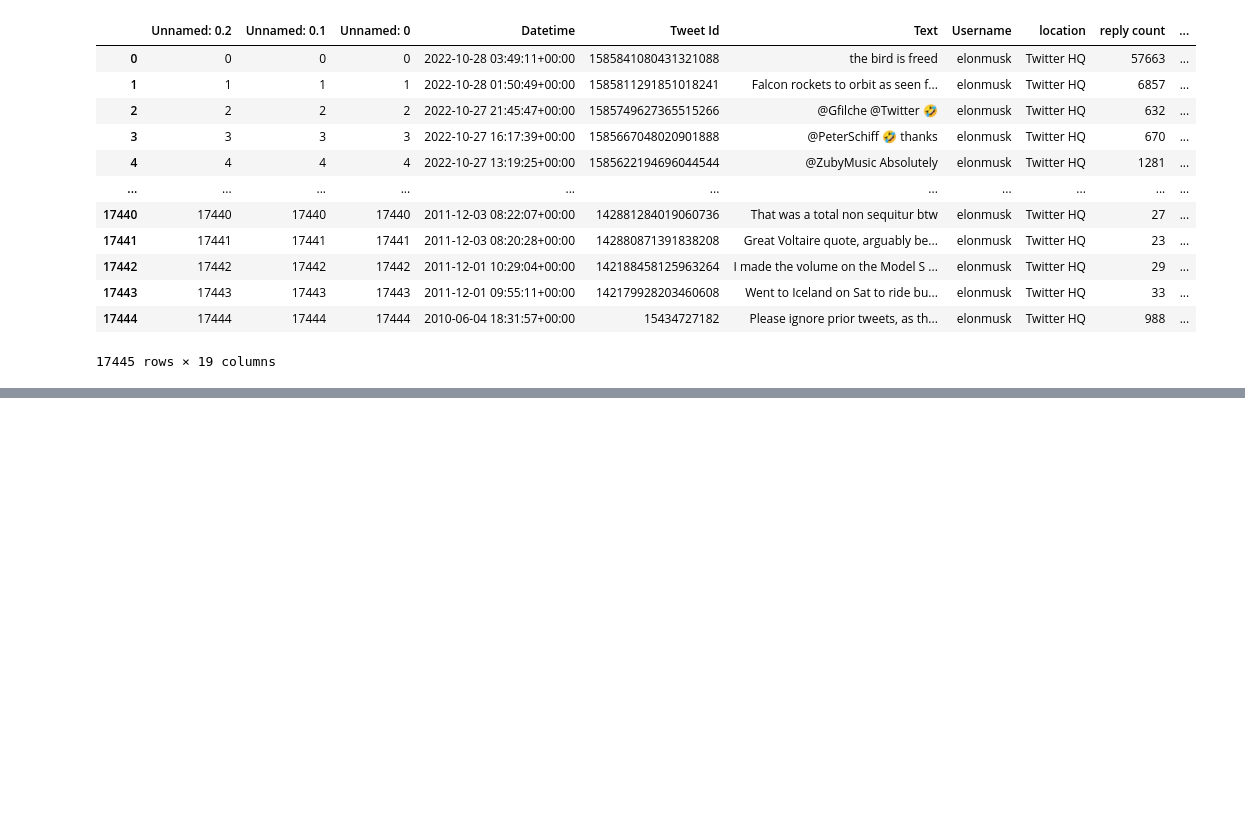
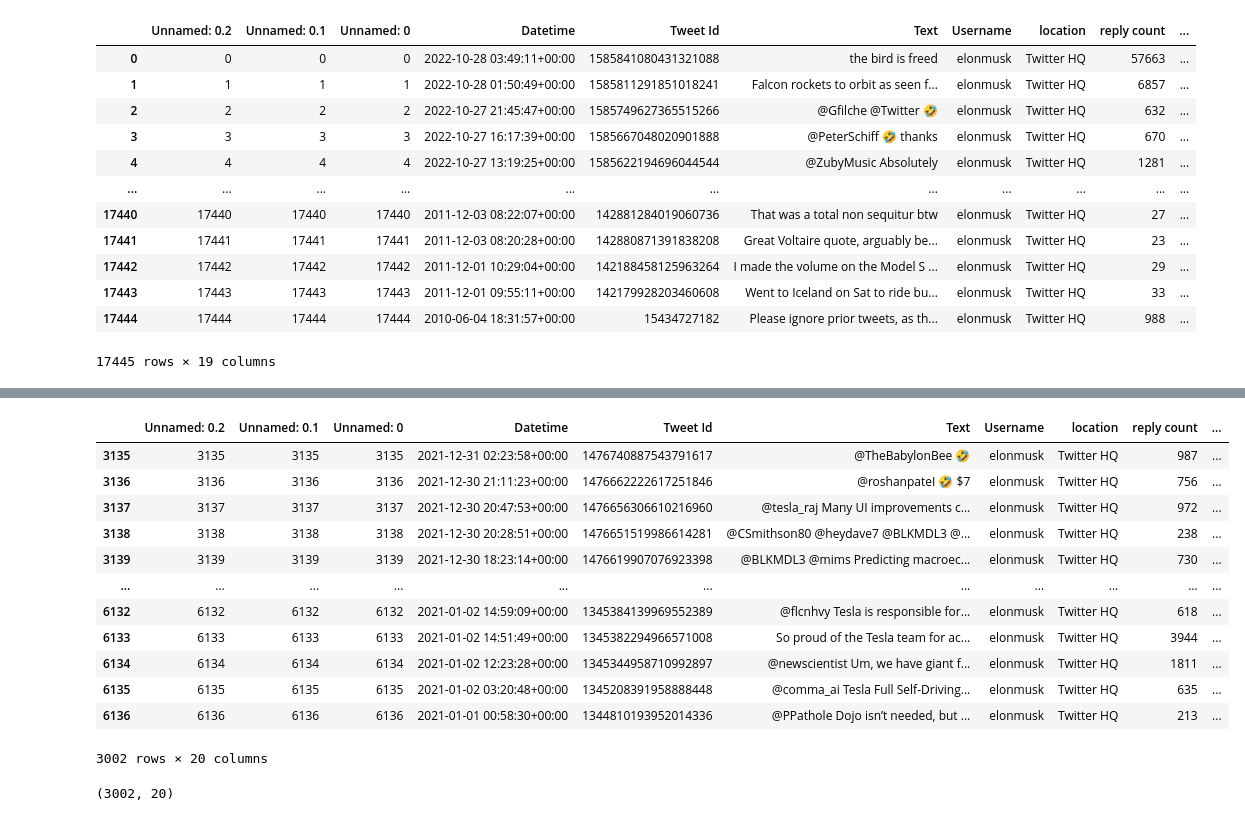
Before and after one commit to mgmsara/Stock-Market-forecasting, a Jupyter notebook: Final_Project.ipynb, the cells around one changed output, grey strips where cells are left out. Cells and saved outputs as stored; diff of their text form; code cells hidden in the pictures; blank space fills up the shorter version.

```diff
--- a/Final_Project.ipynb
+++ b/Final_Project.ipynb
@@ -17,3 +23,7 @@ elon_musk
 | 17443 | 17443 | 17443 | 17443 | 2011-12-01 09:55:11+00:00 | 142179928203460608 | Went to Iceland on Sat to ride bu... | elonmusk | Twitter HQ | 33 | ... |
 | 17444 | 17444 | 17444 | 17444 | 2010-06-04 18:31:57+00:00 | 15434727182 | Please ignore prior tweets, as th... | elonmusk | Twitter HQ | 988 | ... |
 17445 rows × 19 columns
+# %%
+elon_musk['Date']= elon_musk['Datetime'].str.extract('(^\d*)')
+elon_musk['Date'] = pd.to_datetime(elon_musk['Date'], format='%Y%m%d')
+elon_musk
@@ -19,0 +32,2 @@ elon_musk
+# %%
+elon_musk['year'] = pd.DatetimeIndex(elon_musk['Datetime']).year
@@ -19,0 +50,22 @@ elon_musk
+# %%
+elon_musk_2021 = elon_musk[elon_musk['year'] == 2021]
+# %%
+elon_musk_2021
+# %% [output]
+|  | Unnamed: 0.2 | Unnamed: 0.1 | Unnamed: 0 | Datetime | Tweet Id | Text | Username | location | reply count | ... |
+| 3135 | 3135 | 3135 | 3135 | 2021-12-31 02:23:58+00:00 | 1476740887543791617 | @TheBabylonBee 🤣 | elonmusk | Twitter HQ | 987 | ... |
+| 3136 | 3136 | 3136 | 3136 | 2021-12-30 21:11:23+00:00 | 1476662222617251846 | @roshanpateI 🤣 $7 | elonmusk | Twitter HQ | 756 | ... |
+| 3137 | 3137 | 3137 | 3137 | 2021-12-30 20:47:53+00:00 | 1476656306610216960 | @tesla_raj Many UI improvements c... | elonmusk | Twitter HQ | 972 | ... |
+| 3138 | 3138 | 3138 | 3138 | 2021-12-30 20:28:51+00:00 | 1476651519986614281 | @CSmithson80 @heydave7 @BLKMDL3 @... | elonmusk | Twitter HQ | 238 | ... |
+| 3139 | 3139 | 3139 | 3139 | 2021-12-30 18:23:14+00:00 | 1476619907076923398 | @BLKMDL3 @mims Predicting macroec... | elonmusk | Twitter HQ | 730 | ... |
+| ... | ... | ... | ... | ... | ... | ... | ... | ... | ... | ... |
+| 6132 | 6132 | 6132 | 6132 | 2021-01-02 14:59:09+00:00 | 1345384139969552389 | @flcnhvy Tesla is responsible for... | elonmusk | Twitter HQ | 618 | ... |
+| 6133 | 6133 | 6133 | 6133 | 2021-01-02 14:51:49+00:00 | 1345382294966571008 | So proud of the Tesla team for ac... | elonmusk | Twitter HQ | 3944 | ... |
+| 6134 | 6134 | 6134 | 6134 | 2021-01-02 12:23:28+00:00 | 1345344958710992897 | @newscientist Um, we have giant f... | elonmusk | Twitter HQ | 1811 | ... |
+| 6135 | 6135 | 6135 | 6135 | 2021-01-02 03:20:48+00:00 | 1345208391958888448 | @comma_ai Tesla Full Self-Driving... | elonmusk | Twitter HQ | 635 | ... |
+| 6136 | 6136 | 6136 | 6136 | 2021-01-01 00:58:30+00:00 | 1344810193952014336 | @PPathole Dojo isn’t needed, but ... | elonmusk | Twitter HQ | 213 | ... |
+3002 rows × 20 columns
+# %%
+elon_musk_2021.shape
+# %% [output]
+(3002, 20)
```
Also changed, not shown: parts of 5 cells of this notebook.
